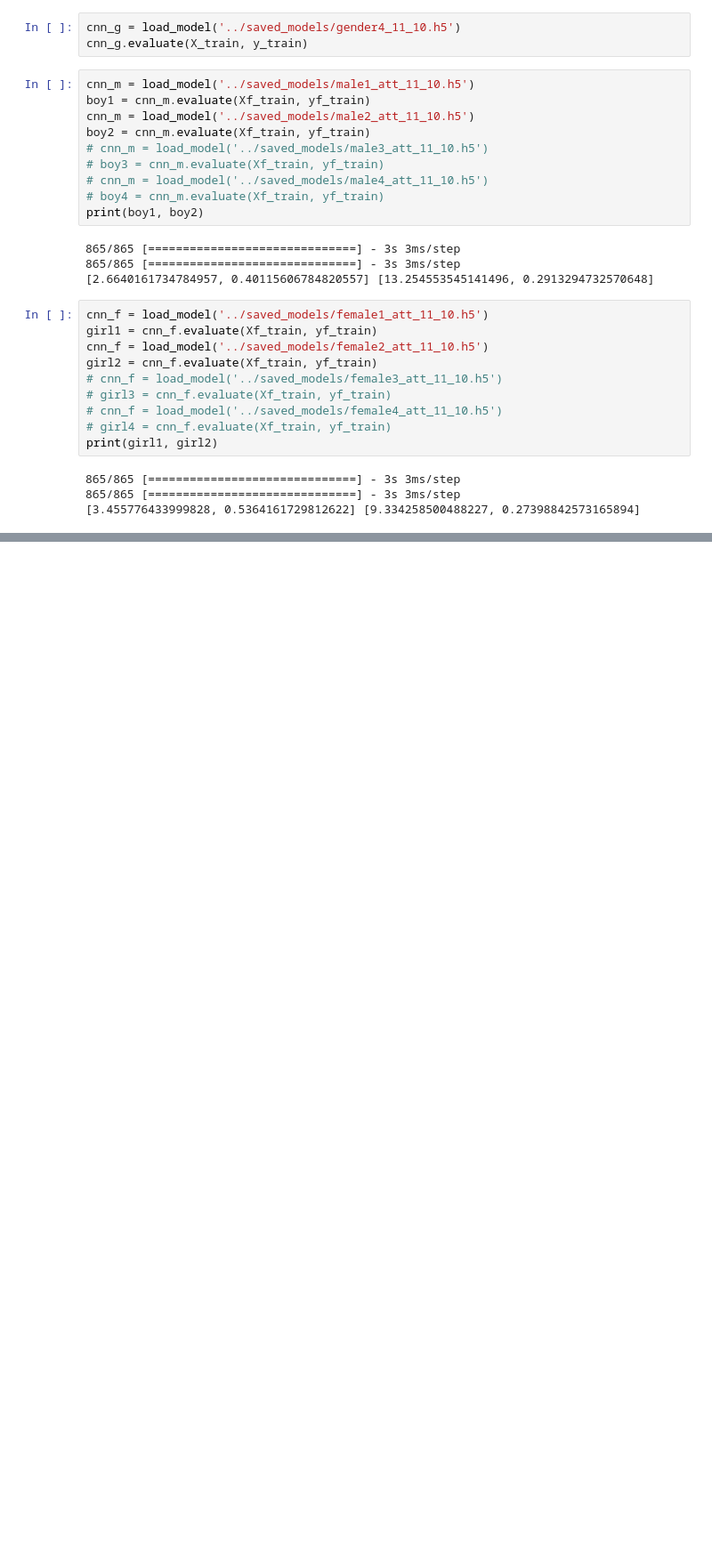
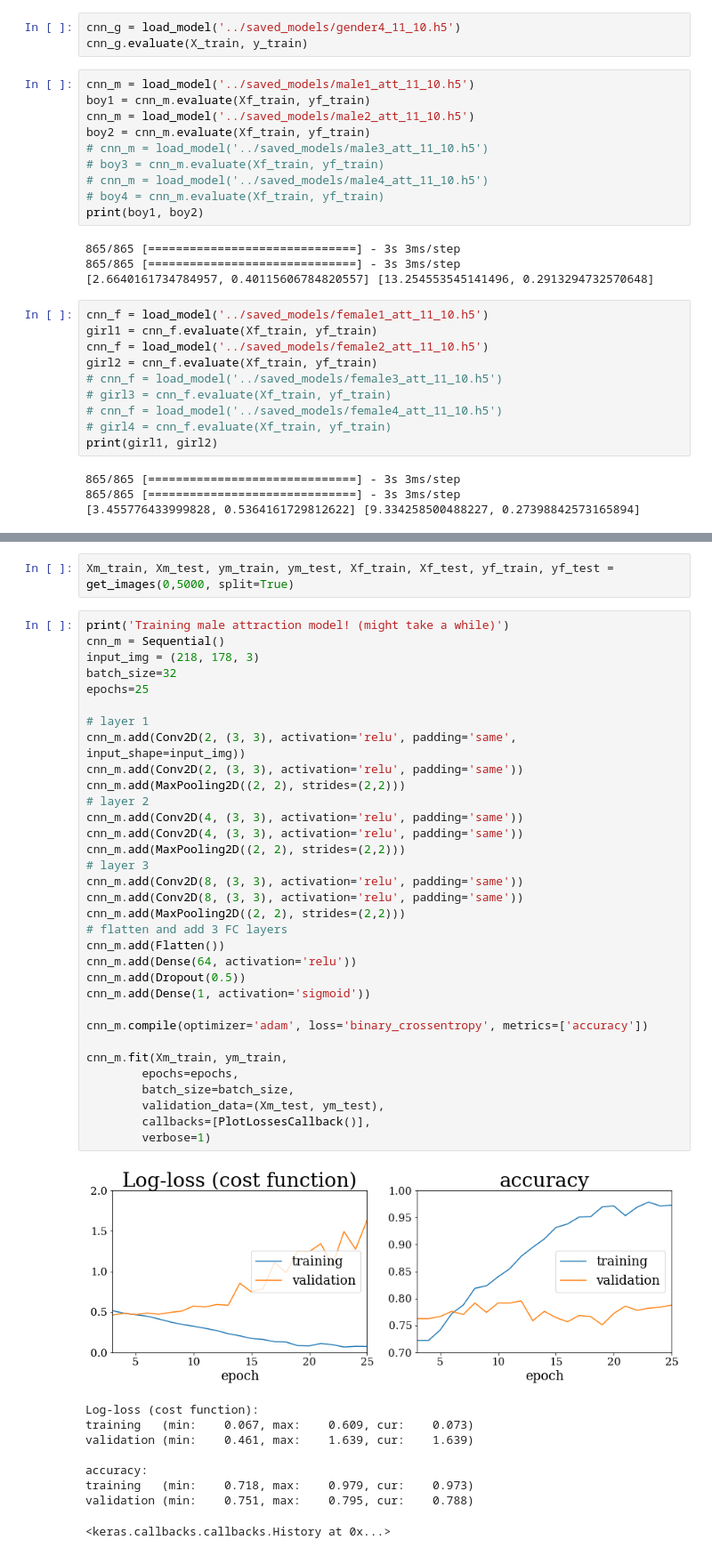
Before and after one commit to Aaronhjlee/Facial_Feature_Predictor, a Jupyter notebook: src/deployment_pt2.ipynb, the cells around one changed output, grey strips where cells are left out. Shown: that part at 89% size. Cells and saved outputs as stored; diff of their text form; blank space fills up the shorter version.

```diff
--- a/src/deployment_pt2.ipynb
+++ b/src/deployment_pt2.ipynb
@@ -349,0 +399,45 @@ print(girl1, girl2)
+# %%
+Xm_train, Xm_test, ym_train, ym_test, Xf_train, Xf_test, yf_train, yf_test = get_images(0,5000, split=True)
+# %%
+print('Training male attraction model! (might take a while)')
+cnn_m = Sequential()
+input_img = (218, 178, 3)
+batch_size=32
+epochs=25
+
+# layer 1
+cnn_m.add(Conv2D(2, (3, 3), activation='relu', padding='same', input_shape=input_img))
+cnn_m.add(Conv2D(2, (3, 3), activation='relu', padding='same'))
+cnn_m.add(MaxPooling2D((2, 2), strides=(2,2)))
+# layer 2
+cnn_m.add(Conv2D(4, (3, 3), activation='relu', padding='same'))
+cnn_m.add(Conv2D(4, (3, 3), activation='relu', padding='same'))
+cnn_m.add(MaxPooling2D((2, 2), strides=(2,2)))
+# layer 3
+cnn_m.add(Conv2D(8, (3, 3), activation='relu', padding='same'))
+cnn_m.add(Conv2D(8, (3, 3), activation='relu', padding='same'))
+cnn_m.add(MaxPooling2D((2, 2), strides=(2,2)))
+# flatten and add 3 FC layers
+cnn_m.add(Flatten())
+cnn_m.add(Dense(64, activation='relu'))
+cnn_m.add(Dropout(0.5))
+cnn_m.add(Dense(1, activation='sigmoid'))
+
+cnn_m.compile(optimizer='adam', loss='binary_crossentropy', metrics=['accuracy'])
+
+cnn_m.fit(Xm_train, ym_train,
+        epochs=epochs,
+        batch_size=batch_size,
+        validation_data=(Xm_test, ym_test),
+        callbacks=[PlotLossesCallback()],
+        verbose=1)
+# %% [output]
+[figure, added]
+Log-loss (cost function):
+training   (min:    0.067, max:    0.609, cur:    0.073)
+validation (min:    0.461, max:    1.639, cur:    1.639)
+
+accuracy:
+training   (min:    0.718, max:    0.979, cur:    0.973)
+validation (min:    0.751, max:    0.795, cur:    0.788)
+<keras.callbacks.callbacks.History at 0x...>
```
Also changed, not shown: parts of 19 cells of this notebook, 6 other files.
